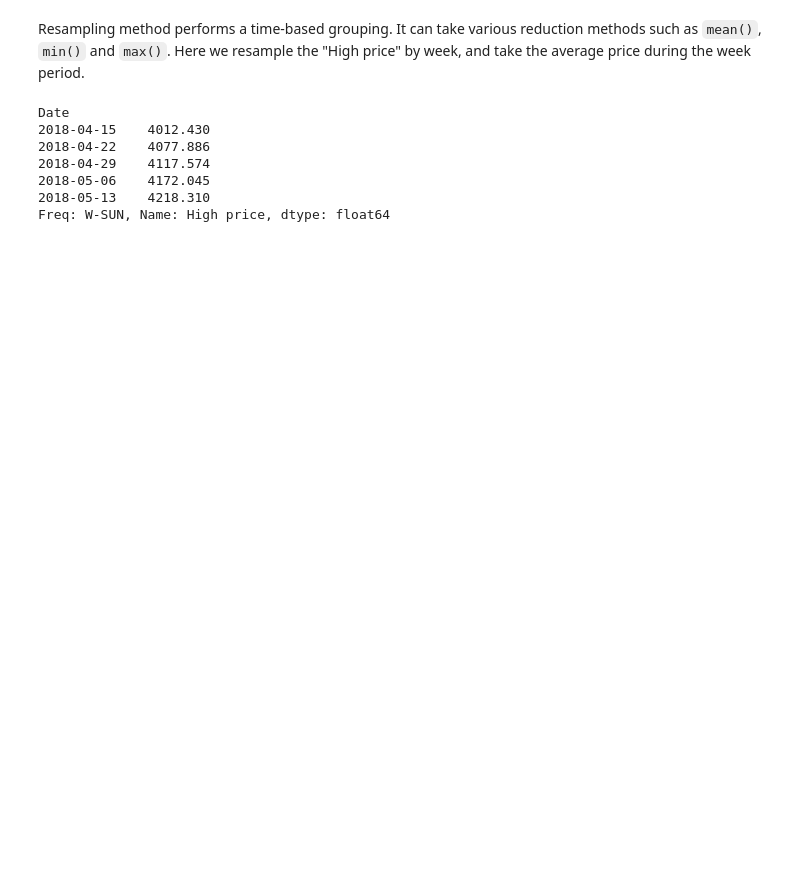
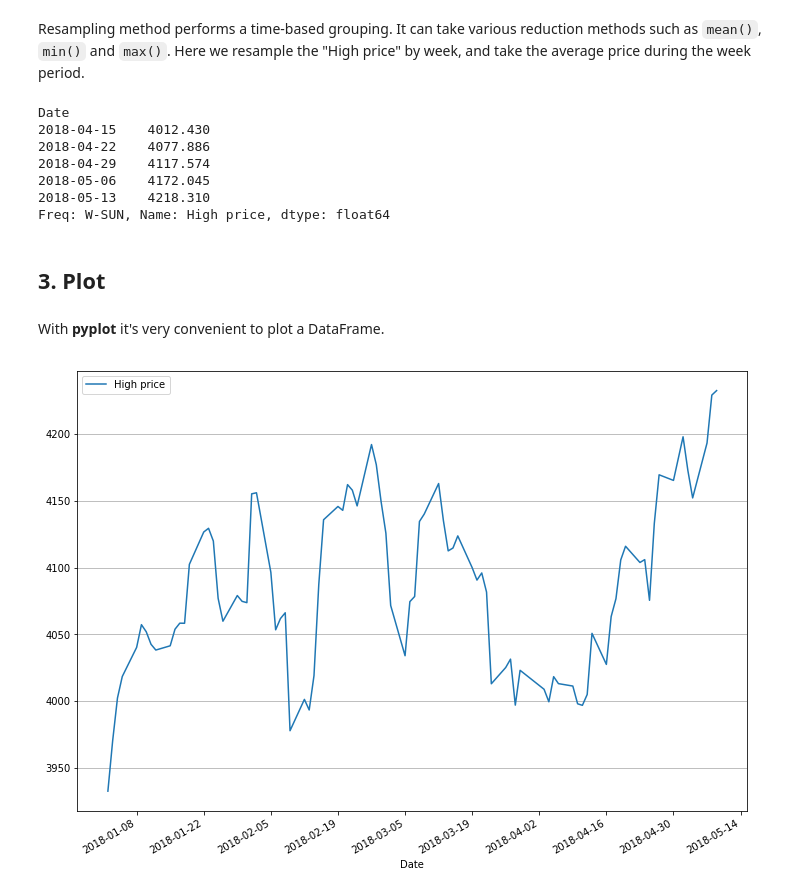
Before and after one commit to aceisScope/jupyter_demo, a Jupyter notebook: OMX Helsinki 25.ipynb, the cells around one changed output. Saved outputs shown, nothing was run; the diff lists cells and outputs as text; code cells hidden in the pictures; blank space fills up the shorter version.

```diff
--- a/OMX Helsinki 25.ipynb
+++ b/OMX Helsinki 25.ipynb
@@ -71,3 +71,17 @@ Date
 2018-05-06    4172.045
 2018-05-13    4218.310
 Freq: W-SUN, Name: High price, dtype: float64
+# %% [markdown]
+## 3. Plot
+# %% [markdown]
+With **pyplot** it's very convenient to plot a DataFrame.
+# %%
+import matplotlib.pyplot as plt
+%matplotlib inline
+plt.rcParams["figure.figsize"] =(12,9)
+
+data.plot(data.index, 'High price')
+plt.gca().yaxis.grid(True)
+plt.show()
+# %% [output]
+[figure, added]
```
Also changed, not shown: parts of 2 cells of this notebook.
